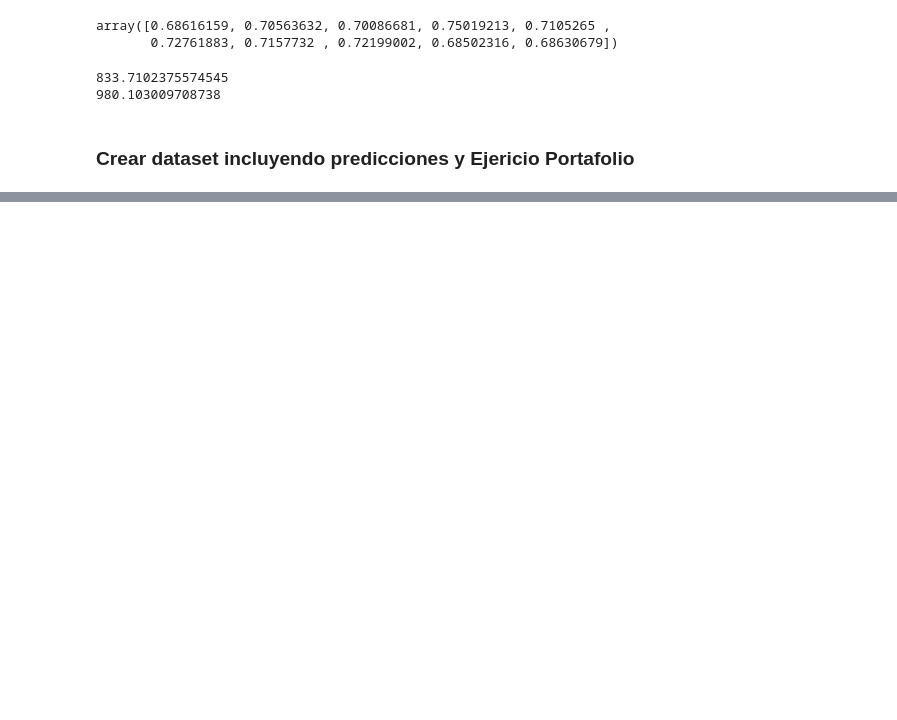
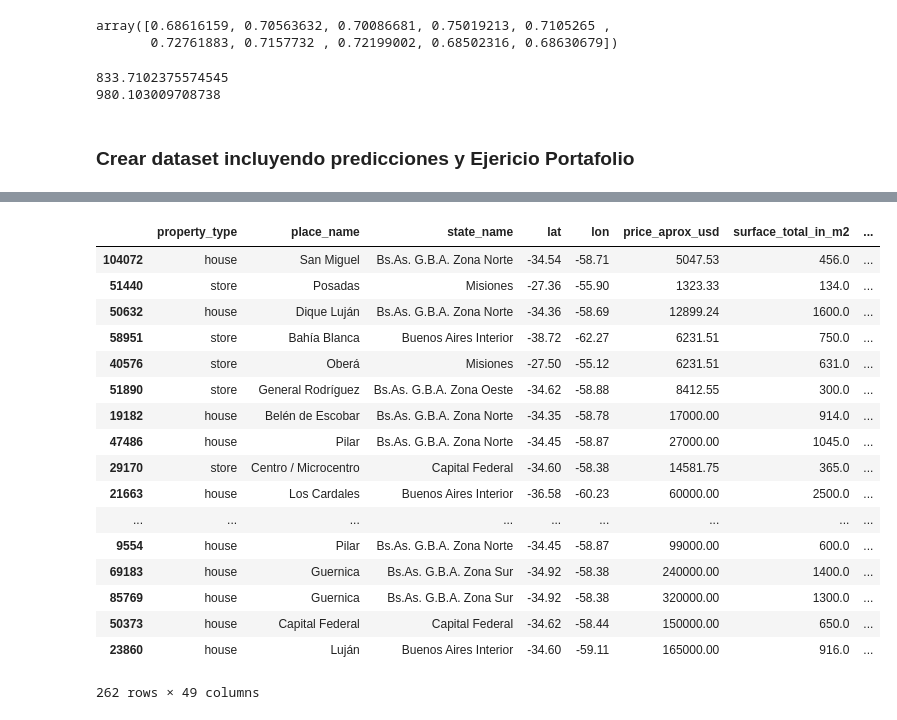
Before and after one commit to matiasngf/DH_proyecto_1, a Jupyter notebook: Regresion-Ridge.ipynb, the cells around one changed output, grey strips where cells are left out. Saved outputs shown, nothing was run; the diff lists cells and outputs as text; code cells hidden in the pictures; blank space fills up the shorter version.

```diff
--- a/Regresion-Ridge.ipynb
+++ b/Regresion-Ridge.ipynb
@@ -201,3 +176,28 @@ Ahorro total:  129608995.64
+# %%
+# Ver y Exportar DF con el Portafolio
+display(casas_compradas.round(2))
+
+# Exportar casos a comprar a CSV
+casas_compradas.round(2).to_csv('casas_compradas_ridge.csv')
+# %% [output]
+|  | property_type | place_name | state_name | lat | lon | price_aprox_usd | surface_total_in_m2 | ... |
+| 104072 | house | San Miguel | Bs.As. G.B.A. Zona Norte | -34.54 | -58.71 | 5047.53 | 456.0 | ... |
+| 51440 | store | Posadas | Misiones | -27.36 | -55.90 | 1323.33 | 134.0 | ... |
+| 50632 | house | Dique Luján | Bs.As. G.B.A. Zona Norte | -34.36 | -58.69 | 12899.24 | 1600.0 | ... |
+| 58951 | store | Bahía Blanca | Buenos Aires Interior | -38.72 | -62.27 | 6231.51 | 750.0 | ... |
+| 40576 | store | Oberá | Misiones | -27.50 | -55.12 | 6231.51 | 631.0 | ... |
+| 51890 | store | General Rodríguez | Bs.As. G.B.A. Zona Oeste | -34.62 | -58.88 | 8412.55 | 300.0 | ... |
+| 19182 | house | Belén de Escobar | Bs.As. G.B.A. Zona Norte | -34.35 | -58.78 | 17000.00 | 914.0 | ... |
+| 47486 | house | Pilar | Bs.As. G.B.A. Zona Norte | -34.45 | -58.87 | 27000.00 | 1045.0 | ... |
+| 29170 | store | Centro / Microcentro | Capital Federal | -34.60 | -58.38 | 14581.75 | 365.0 | ... |
+| 21663 | house | Los Cardales | Buenos Aires Interior | -36.58 | -60.23 | 60000.00 | 2500.0 | ... |
+| ... | ... | ... | ... | ... | ... | ... | ... | ... |
+| 9554 | house | Pilar | Bs.As. G.B.A. Zona Norte | -34.45 | -58.87 | 99000.00 | 600.0 | ... |
+| 69183 | house | Guernica | Bs.As. G.B.A. Zona Sur | -34.92 | -58.38 | 240000.00 | 1400.0 | ... |
+| 85769 | house | Guernica | Bs.As. G.B.A. Zona Sur | -34.92 | -58.38 | 320000.00 | 1300.0 | ... |
+| 50373 | house | Capital Federal | Capital Federal | -34.62 | -58.44 | 150000.00 | 650.0 | ... |
+| 23860 | house | Luján | Buenos Aires Interior | -34.60 | -59.11 | 165000.00 | 916.0 | ... |
+262 rows × 49 columns
 # %%
 import seaborn as sns; sns.set()
 import matplotlib.pyplot as plt
```
Also changed, not shown: parts of 4 cells of this notebook.
